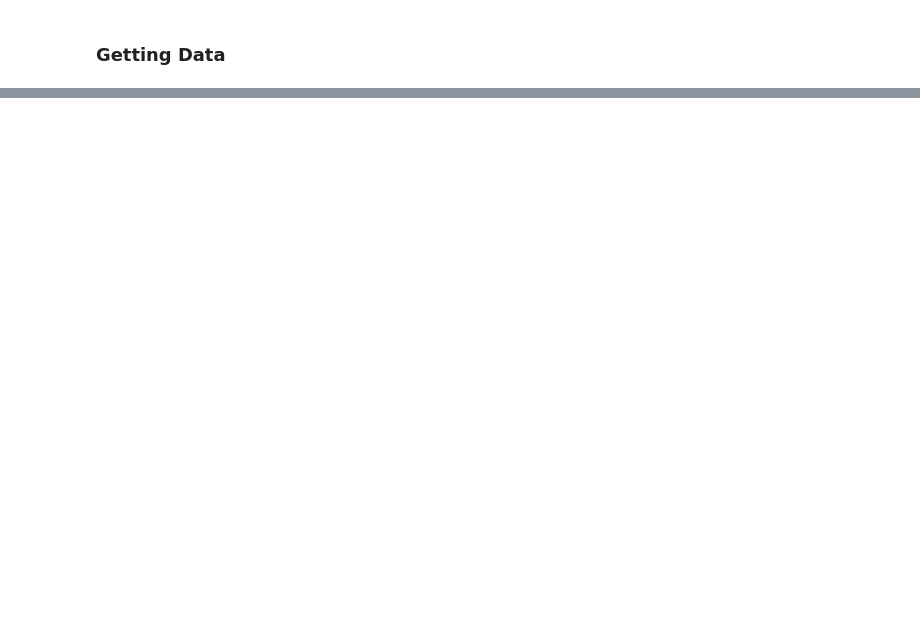
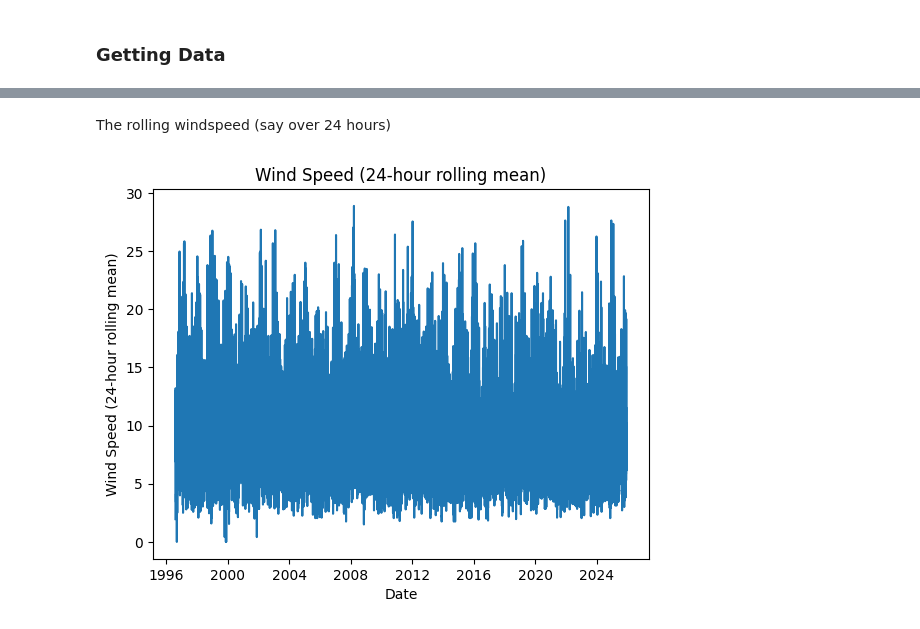
Before and after one commit to dimon-ua/PFDA, a Jupyter notebook: assignments/assignment_6_Weather.ipynb, the cells around one changed output, grey strips where cells are left out. Drawn from its saved outputs; the diff is of its cells as text; code cells hidden in the pictures; blank space fills up the shorter version.

```diff
--- a/assignments/assignment_6_Weather.ipynb
+++ b/assignments/assignment_6_Weather.ipynb
@@ -103,0 +102,16 @@ plt.show()
+# %% [markdown]
+The rolling windspeed (say over 24 hours)
+# %%
+df['wdsp'] = pd.to_numeric(df['wdsp'], errors='coerce')
+
+#https://pandas.pydata.org/docs/reference/api/pandas.DataFrame.rolling.html#pandas-dataframe-rolling
+df['wdsp_roll24'] = df['wdsp'].rolling(window=24).mean()
+
+# Plot.
+sns.lineplot(data=df, x='date', y='wdsp_roll24')
+plt.title("Wind Speed (24-hour rolling mean)")
+plt.xlabel("Date")
+plt.ylabel("Wind Speed (24-hour rolling mean)")
+plt.show()
+# %% [output]
+[figure, added]
```
Also changed, not shown: parts of 7 cells of this notebook.
